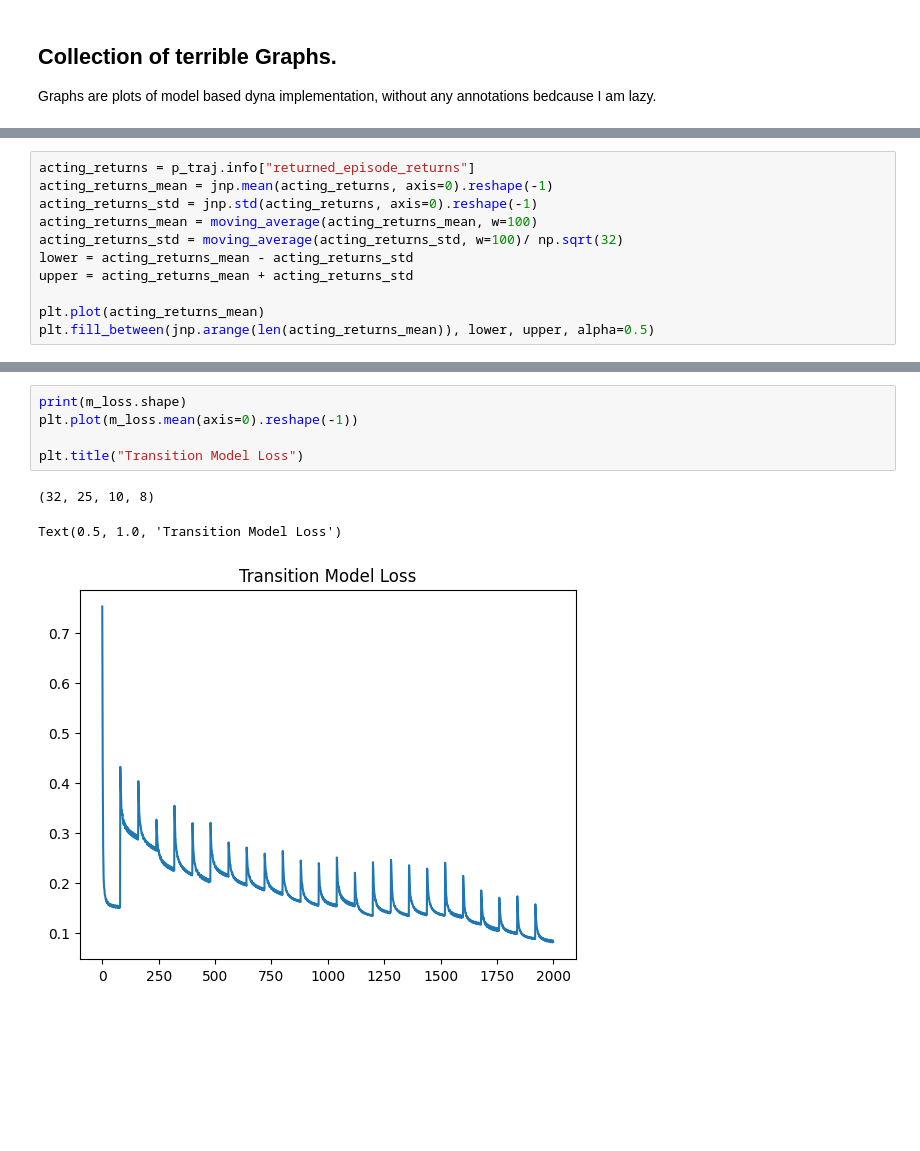
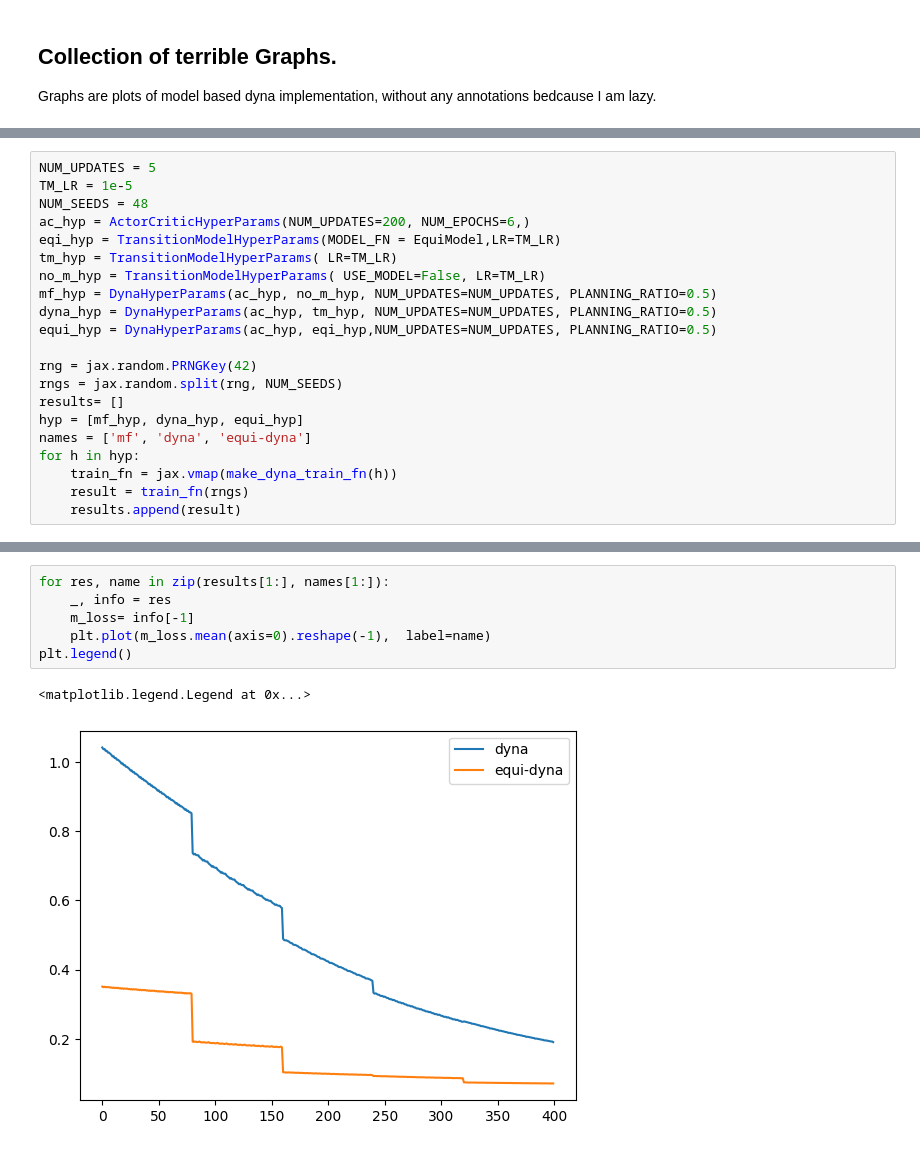
Before and after one commit to seancraven/mono_ms, a Jupyter notebook: dyna/trial.ipynb, the cells around one changed output, grey strips where cells are left out. Saved outputs shown, nothing was run; the diff lists cells and outputs as text; blank space fills up the shorter version.

Commit message:
added equivariant model based rl

```diff
--- a/dyna/trial.ipynb
+++ b/dyna/trial.ipynb
@@ -63,11 +10,0 @@ Text(0, 0.5, 'Episodic Return')
-# %%
-acting_returns = p_traj.info["returned_episode_returns"]
-acting_returns_mean = jnp.mean(acting_returns, axis=0).reshape(-1)
-acting_returns_std = jnp.std(acting_returns, axis=0).reshape(-1)
-acting_returns_mean = moving_average(acting_returns_mean, w=100)
-acting_returns_std = moving_average(acting_returns_std, w=100)/ np.sqrt(32)
-lower = acting_returns_mean - acting_returns_std
-upper = acting_returns_mean + acting_returns_std
-
-plt.plot(acting_returns_mean)
-plt.fill_between(jnp.arange(len(acting_returns_mean)), lower, upper, alpha=0.5)
@@ -106,0 +11,21 @@ Text(0.5, 1.0, 'Planning Policy Loss')
+# %%
+NUM_UPDATES = 5
+TM_LR = 1e-5
+NUM_SEEDS = 48
+ac_hyp = ActorCriticHyperParams(NUM_UPDATES=200, NUM_EPOCHS=6,)
+eqi_hyp = TransitionModelHyperParams(MODEL_FN = EquiModel,LR=TM_LR)
+tm_hyp = TransitionModelHyperParams( LR=TM_LR)
+no_m_hyp = TransitionModelHyperParams( USE_MODEL=False, LR=TM_LR)
+mf_hyp = DynaHyperParams(ac_hyp, no_m_hyp, NUM_UPDATES=NUM_UPDATES, PLANNING_RATIO=0.5)
+dyna_hyp = DynaHyperParams(ac_hyp, tm_hyp, NUM_UPDATES=NUM_UPDATES, PLANNING_RATIO=0.5)
+equi_hyp = DynaHyperParams(ac_hyp, eqi_hyp,NUM_UPDATES=NUM_UPDATES, PLANNING_RATIO=0.5)
+
+rng = jax.random.PRNGKey(42)
+rngs = jax.random.split(rng, NUM_SEEDS)
+results= []
+hyp = [mf_hyp, dyna_hyp, equi_hyp]
+names = ['mf', 'dyna', 'equi-dyna']
+for h in hyp:
+    train_fn = jax.vmap(make_dyna_train_fn(h))
+    result = train_fn(rngs)
+    results.append(result)
@@ -107,9 +87,9 @@ Text(0.5, 1.0, 'Planning Policy Loss')
 # %%
-print(m_loss.shape)
-plt.plot(m_loss.mean(axis=0).reshape(-1))
-
-plt.title("Transition Model Loss")
+for res, name in zip(results[1:], names[1:]):
+    _, info = res
+    m_loss= info[-1]
+    plt.plot(m_loss.mean(axis=0).reshape(-1),  label=name)
+plt.legend()
 # %% [output]
-(32, 25, 10, 8)
+<matplotlib.legend.Legend at 0x...>
-Text(0.5, 1.0, 'Transition Model Loss')
-[figure, old version]
+[figure, new version]
```
Also changed, not shown: parts of 12 cells of this notebook, 9 other files.
